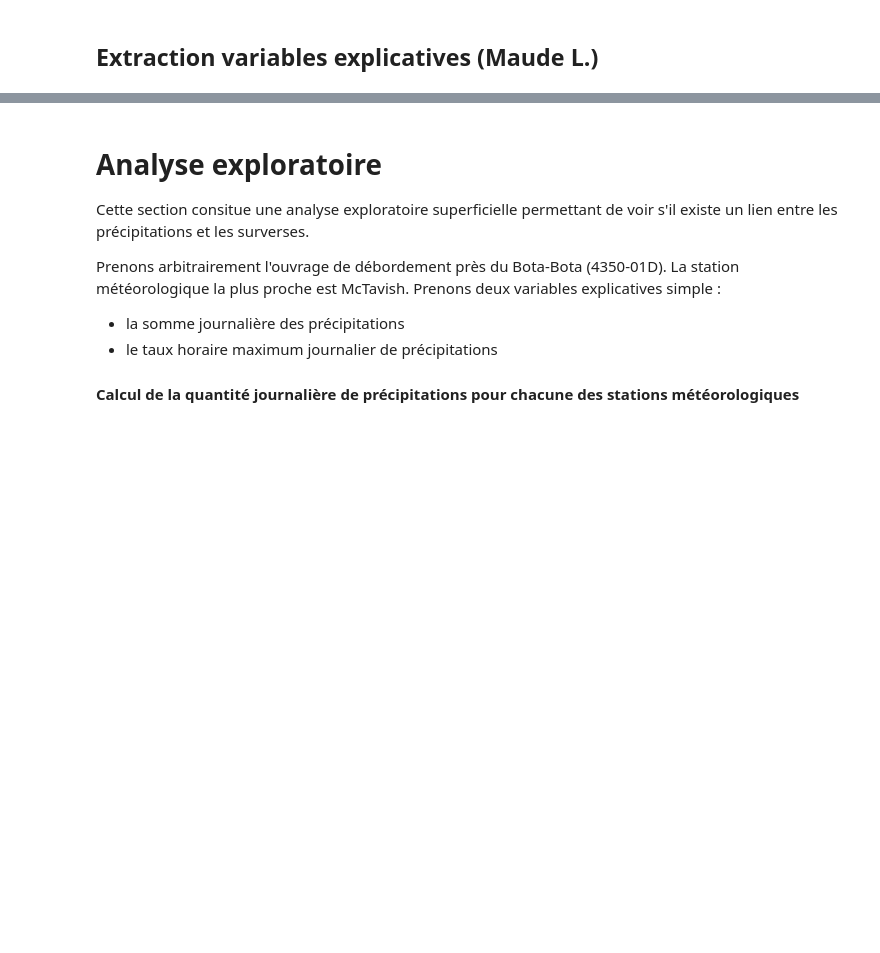
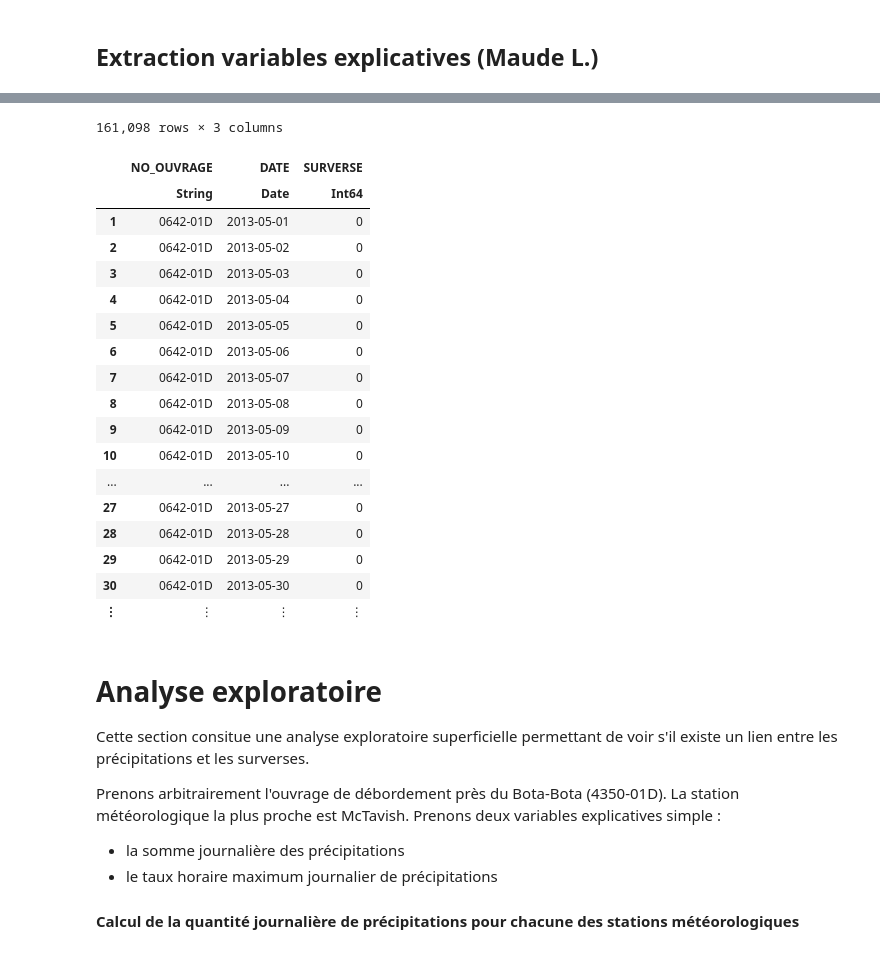
Before and after one commit to gafaua/projetMTH3302, a Jupyter notebook: ProjetA19.ipynb, the cells around one changed output, grey strips where cells are left out. Saved outputs shown, nothing was run; the diff lists cells and outputs as text; code cells hidden in the pictures; blank space fills up the shorter version.

```diff
--- a/ProjetA19.ipynb
+++ b/ProjetA19.ipynb
@@ -321,3 +354,25 @@ end
+# %%
+surverse_df
+# %% [output]
+161,098 rows × 3 columns
+|  | NO_OUVRAGE | DATE | SURVERSE |
+|  | String | Date | Int64 |
+| 1 | 0642-01D | 2013-05-01 | 0 |
+| 2 | 0642-01D | 2013-05-02 | 0 |
+| 3 | 0642-01D | 2013-05-03 | 0 |
+| 4 | 0642-01D | 2013-05-04 | 0 |
+| 5 | 0642-01D | 2013-05-05 | 0 |
+| 6 | 0642-01D | 2013-05-06 | 0 |
+| 7 | 0642-01D | 2013-05-07 | 0 |
+| 8 | 0642-01D | 2013-05-08 | 0 |
+| 9 | 0642-01D | 2013-05-09 | 0 |
+| 10 | 0642-01D | 2013-05-10 | 0 |
+| ... | ... | ... | ... |
+| 27 | 0642-01D | 2013-05-27 | 0 |
+| 28 | 0642-01D | 2013-05-28 | 0 |
+| 29 | 0642-01D | 2013-05-29 | 0 |
+| 30 | 0642-01D | 2013-05-30 | 0 |
+| ⋮ | ⋮ | ⋮ | ⋮ |
 # %% [markdown]
 # Analyse exploratoire
 
```
Also changed, not shown: parts of 15 cells of this notebook, 1 other file.
